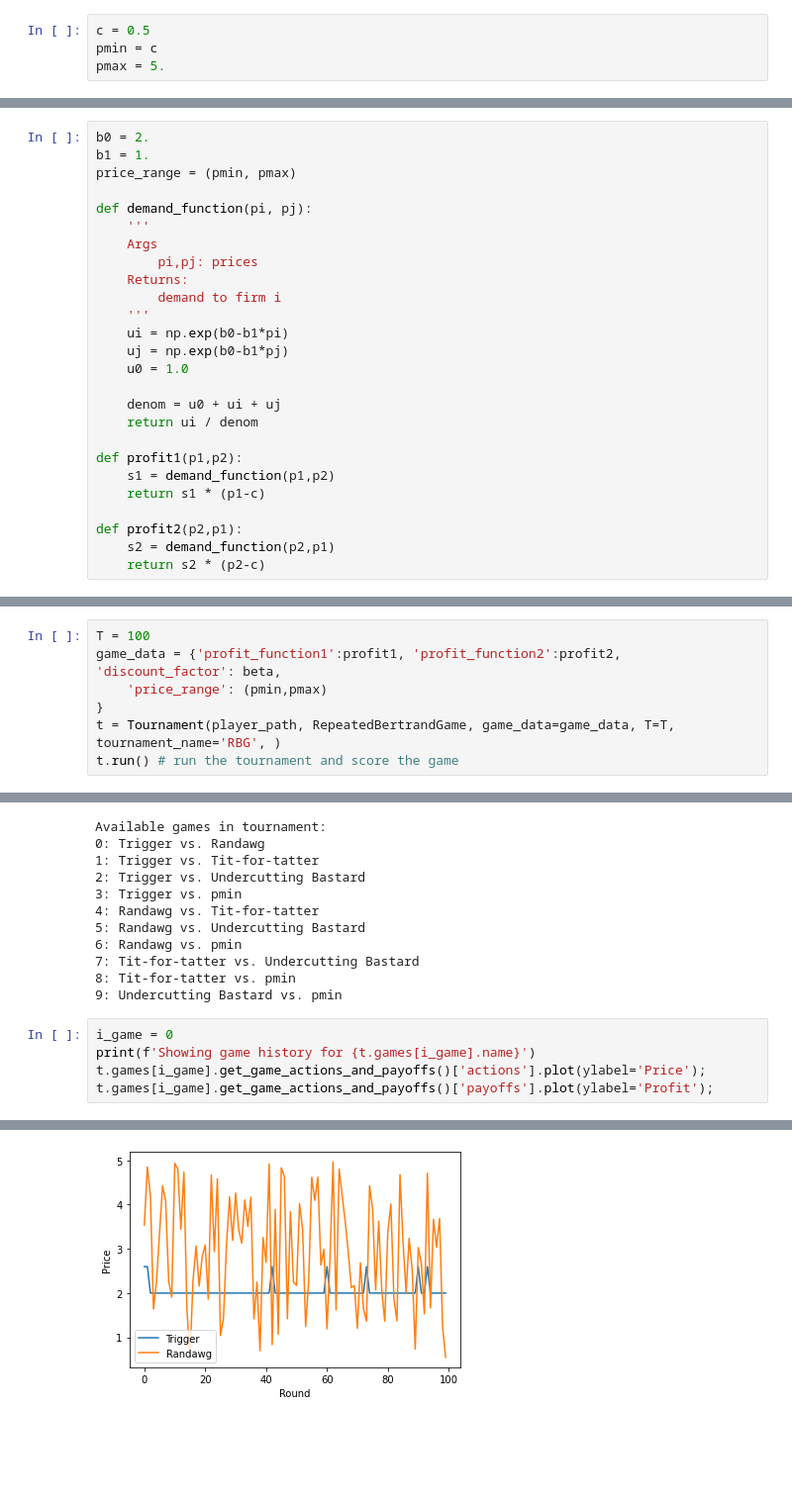
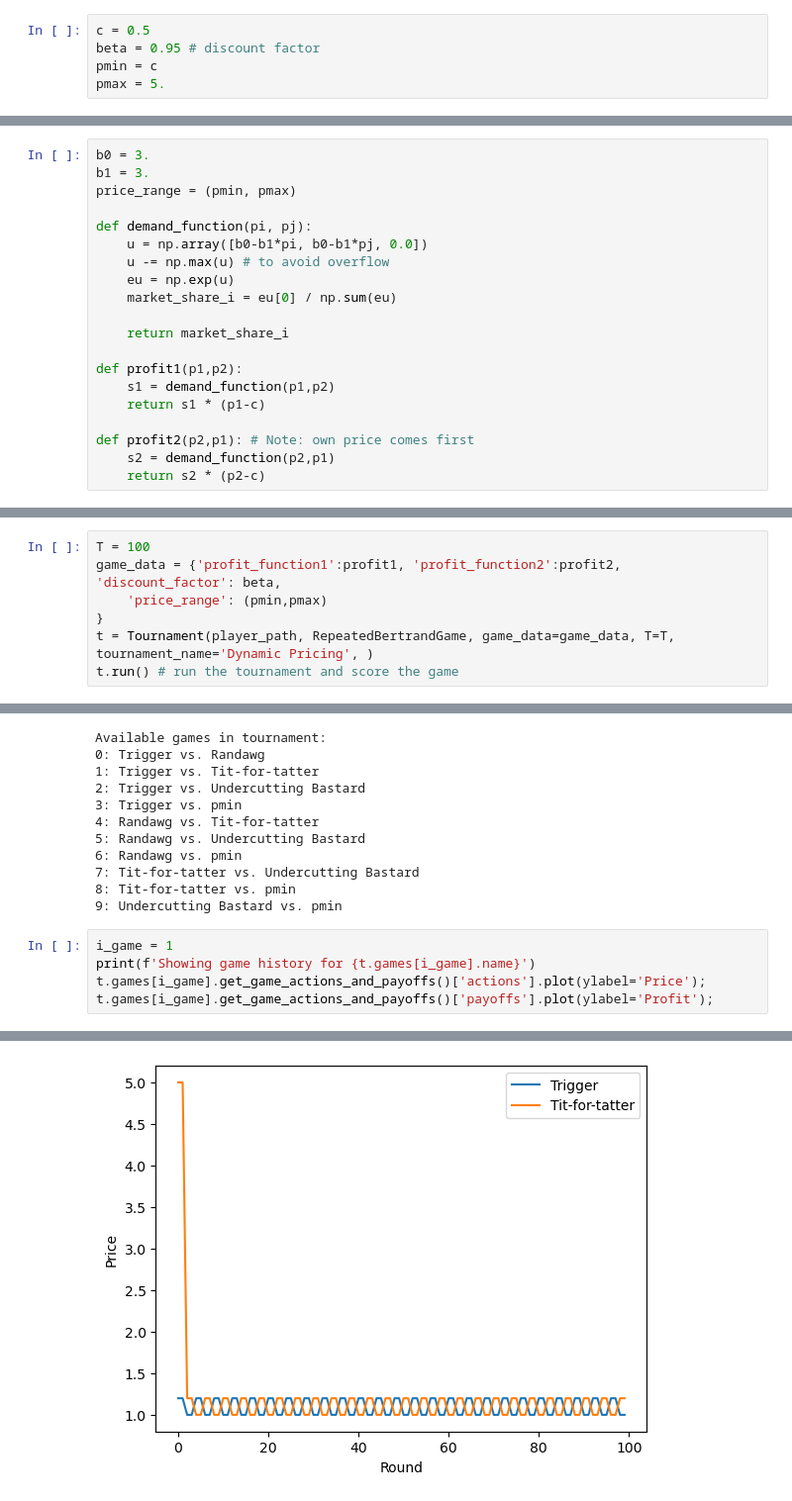
Before and after one commit to GamEconCph/Konkurrence-3, a Jupyter notebook: short.ipynb, the cells around one changed output, grey strips where cells are left out. Shown: that part at 99% size. Drawn from its saved outputs; the diff is of its cells as text; blank space fills up the shorter version.

```diff
--- a/short.ipynb
+++ b/short.ipynb
@@ -20,35 +22,30 @@ player_path = './players/'
 # General setup
 # %%
 c = 0.5
+beta = 0.95 # discount factor
 pmin = c
 pmax = 5.
 # %% [markdown]
 ### Demand curve
 $$ D_i(p_i, p_j) = \frac{\exp(\beta_0-\beta_1 p_i)}{1 + \exp(\beta_0 - \beta_1 p_i) + \exp(\beta_0 - \beta_1 p_j)} $$
 # %%
-b0 = 2.
-b1 = 1.
+b0 = 3.
+b1 = 3.
 price_range = (pmin, pmax)
 
 def demand_function(pi, pj):
-    '''
-    Args
-        pi,pj: prices
-    Returns:
-        demand to firm i
-    '''
-    ui = np.exp(b0-b1*pi)
-    uj = np.exp(b0-b1*pj)
-    u0 = 1.0
+    u = np.array([b0-b1*pi, b0-b1*pj, 0.0])
+    u -= np.max(u) # to avoid overflow
+    eu = np.exp(u)
+    market_share_i = eu[0] / np.sum(eu)
 
-    denom = u0 + ui + uj
-    return ui / denom
+    return market_share_i
 
 def profit1(p1,p2):
     s1 = demand_function(p1,p2)
     return s1 * (p1-c)
 
-def profit2(p2,p1):
+def profit2(p2,p1): # Note: own price comes first
     s2 = demand_function(p2,p1)
     return s2 * (p2-c)
 # %% [markdown]
@@ -60,7 +57,7 @@ T = 100
 game_data = {'profit_function1':profit1, 'profit_function2':profit2, 'discount_factor': beta,
     'price_range': (pmin,pmax)
 }
-t = Tournament(player_path, RepeatedBertrandGame, game_data=game_data, T=T, tournament_name='RBG', )
+t = Tournament(player_path, RepeatedBertrandGame, game_data=game_data, T=T, tournament_name='Dynamic Pricing', )
 t.run() # run the tournament and score the game
 # %% [output]
 Tournament winner was: Trigger (against 4 opponents)
@@ -109,7 +106,7 @@ Available games in tournament:
 8: Tit-for-tatter vs. pmin
 9: Undercutting Bastard vs. pmin
 # %%
-i_game = 0
+i_game = 1
 print(f'Showing game history for {t.games[i_game].name}')
 t.games[i_game].get_game_actions_and_payoffs()['actions'].plot(ylabel='Price');
 t.games[i_game].get_game_actions_and_payoffs()['payoffs'].plot(ylabel='Profit');
@@ -118 +115 @@ Showing game history for Trigger vs. Randawg
-[figure, old version]
+[figure, new version]
```
Also changed, not shown: parts of 5 cells of this notebook, 2 other files.
